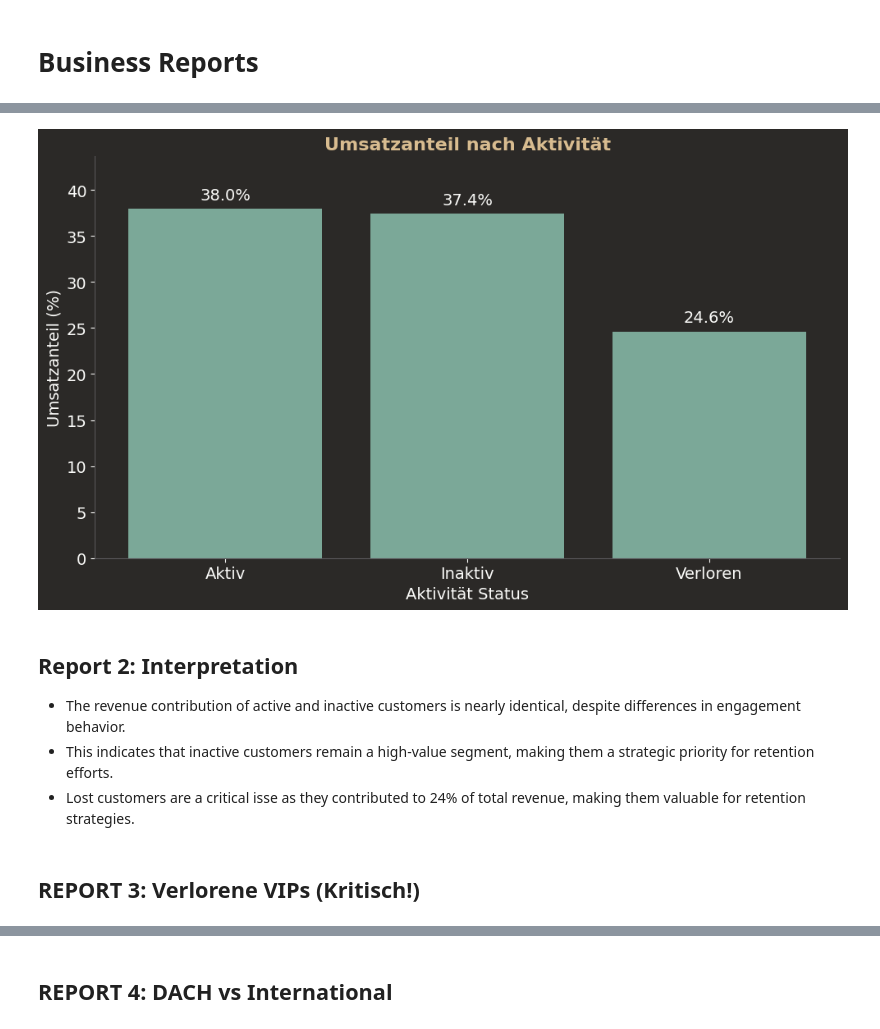
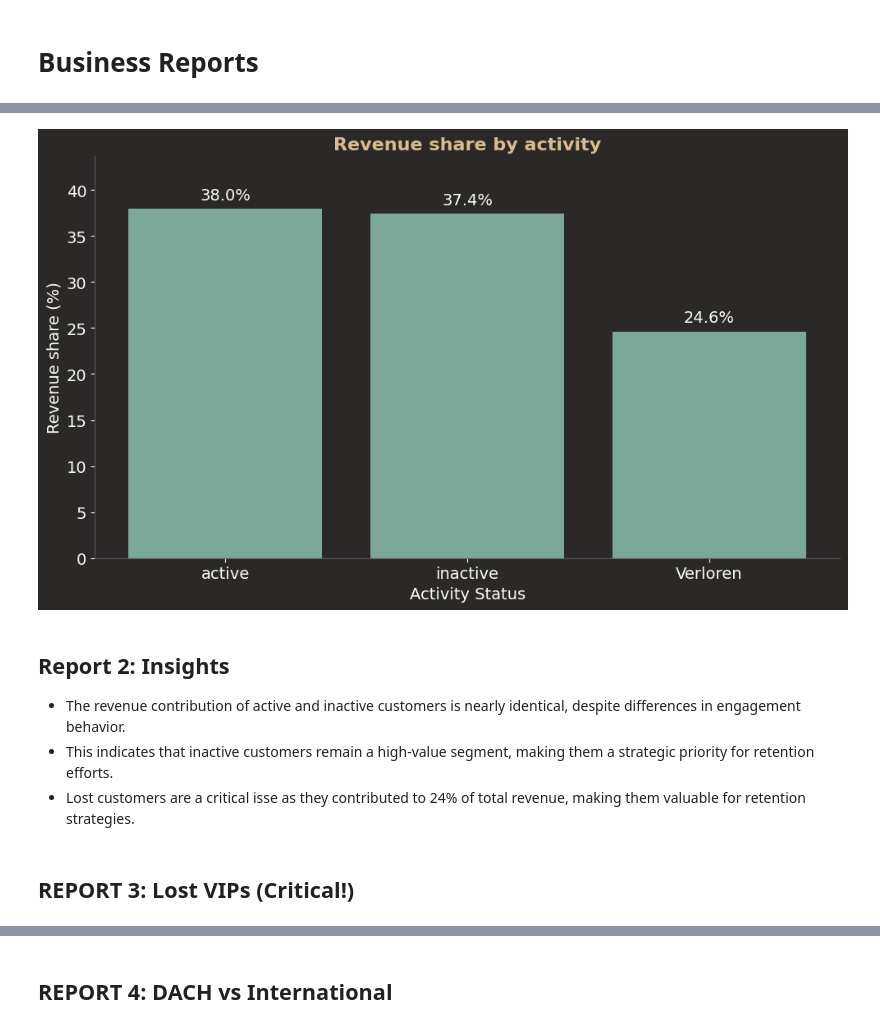
Before and after one commit to dfeyerabend/bigdata_analyses_project, a Jupyter notebook: scripts/pyspark_join_project.ipynb, the cells around one changed output, grey strips where cells are left out. Drawn from its saved outputs; the diff is of its cells as text; code cells hidden in the pictures.

```diff
--- a/scripts/pyspark_join_project.ipynb
+++ b/scripts/pyspark_join_project.ipynb
@@ -184,7 +184,7 @@ only showing top 10 rows
 # ============================================================
 
 print("\n" + "=" * 60)
-print("TABELLE 3: Kunden-Demografie")
+print("Table 3: Costumer Demography")
 print("=" * 60)
 
 # Wir nehmen die haeufigsten Werte pro Kunde
@@ -198,7 +198,7 @@ kunden_demografie = df.groupBy("customer_id").agg(
 
 # DACH-Kunde ja/nein
 kunden_demografie = kunden_demografie.withColumn(
-    "ist_dach_kunde",
+    "is_dach_customer",
     when(
         (col("bestellungen_de") > 0) |
         (col("bestellungen_at") > 0) |
@@ -266,12 +266,12 @@ print(f"Nach JOIN 2: {kunden_master.count():,} Kunden")
 # Letztes Datum fuer Inaktivitaet berechnen
 max_date = df.agg(spark_max("date")).collect()[0][0]
 # Berechne inaktivität vom max_date (heute)
-kunden_master = kunden_master.withColumn("tage_inaktiv", datediff(lit(max_date), col("letzte_bestellung")))
+kunden_master = kunden_master.withColumn("days_inactive", datediff(lit(max_date), col("last_order")))
 
-print("\nMaster-Tabelle Beispiel:")
+print("\nmaster table example:")
 kunden_master.show(5)
 
-print("\nSpalten in Master-Tabelle:")
+print("\nColumns in master-table:")
 for spalte in kunden_master.columns:
     print(f"  - {spalte}")
 # %% [output]
@@ -472,26 +472,26 @@ plt.show()
 #| echo: true
 #| output: true
 
-report_aktivitaet = kunden_segmentiert.groupBy("aktivitaet_segment").agg(
-    count("*").alias("anzahl_kunden"),
-    spark_round(sum("gesamt_umsatz")/1000000, 2).alias("segment_umsatz_mio")
-).orderBy(desc("segment_umsatz_mio"))
+report_aktivitaet = kunden_segmentiert.groupBy("activity_segment").agg(
+    count("*").alias("n_customers"),
+    spark_round(sum("total_revenue")/1000000, 2).alias("segment_revenue_mill")
+).orderBy(desc("segment_revenue_mill"))
 
 # Percent of customers
 report_aktivitaet = report_aktivitaet.withColumn(
-    "segment_aktivität_prozent",
-    spark_round(col("segment_umsatz_mio") / sum("segment_umsatz_mio").over(window_all)*100, 2))
+    "segment_activity_percent",
+    spark_round(col("segment_revenue_mill") / sum("segment_revenue_mill").over(window_all)*100, 2))
 
 # Convert to table
 table_df = (
     report_aktivitaet.toPandas()
         .style.hide(axis="index")
         .format({
-            "segment_umsatz_mio": "{:,.2f}",
-            "segment_aktivität_prozent": "{:,.2f}",
+            "segment_revenue_mill": "{:,.2f}",
+            "segment_activity_percent": "{:,.2f}",
         })
         .set_properties(
-            subset=["anzahl_kunden", "segment_umsatz_mio", "segment_aktivität_prozent"],
+            subset=["n_customers", "segment_revenue_mill", "segment_activity_percent"],
             **{"text-align": "right"}
         )
         .set_table_styles([
@@ -511,49 +511,49 @@ table_df
 # %%
 #| echo: true
 #| output: true
 
 # 2) Collect small result to Pandas for plotting
 pdf = report_aktivitaet.select(
-    "aktivitaet_segment", "segment_aktivität_prozent"
+    "activity_segment", "segment_activity_percent"
 ).toPandas()
 
 
 fig, ax = plt.subplots(figsize=(10, 6))
 
 # Barplot with automatically assigned colors
 ax.bar(
-    pdf["aktivitaet_segment"],
-    pdf["segment_aktivität_prozent"]
+    pdf["activity_segment"],
+    pdf["segment_activity_percent"]
 )
 
 # Labels & formatting
-ax.set_title("Umsatzanteil nach Aktivität", fontsize=16)
-ax.set_xlabel("Aktivität Status", fontsize=14)
-ax.set_ylabel("Umsatzanteil (%)", fontsize=14)
+ax.set_title("Revenue share by activity", fontsize=16)
+ax.set_xlabel("Activity Status", fontsize=14)
+ax.set_ylabel("Revenue share (%)", fontsize=14)
 ax.tick_params(axis="both", labelsize=14)
 
-ax.set_ylim(0, pdf["segment_aktivität_prozent"].max() * 1.15)
+ax.set_ylim(0, pdf["segment_activity_percent"].max() * 1.15)
 
 # Rotate x-labels for readability
 plt.xticks(rotation=0, fontsize=14)
 ax.grid(False)
 
 # Add % labels above bars
-for i, v in enumerate(pdf["segment_aktivität_prozent"]):
+for i, v in enumerate(pdf["segment_activity_percent"]):
     ax.text(i, v + 1, f"{v:.1f}%", ha="center", fontsize=14)
 
 plt.tight_layout()
 plt.show()
 # %% [output]
-[figure, old version]
+[figure, new version]
 # %% [markdown]
-## Report 2: Interpretation
+## Report 2: Insights
 
 - The revenue contribution of active and inactive customers is nearly identical, despite differences in engagement behavior.
 - This indicates that inactive customers remain a high-value segment, making them a strategic priority for retention efforts.
 - Lost customers are a critical isse as they contributed to 24% of total revenue, making them valuable for retention strategies.
 # %% [markdown]
-## REPORT 3: Verlorene VIPs (Kritisch!)
+## REPORT 3: Lost VIPs (Critical!)
 # %%
 #| echo: true
 #| output: true
```
Also changed, not shown: parts of 19 cells of this notebook, 3 other files.
